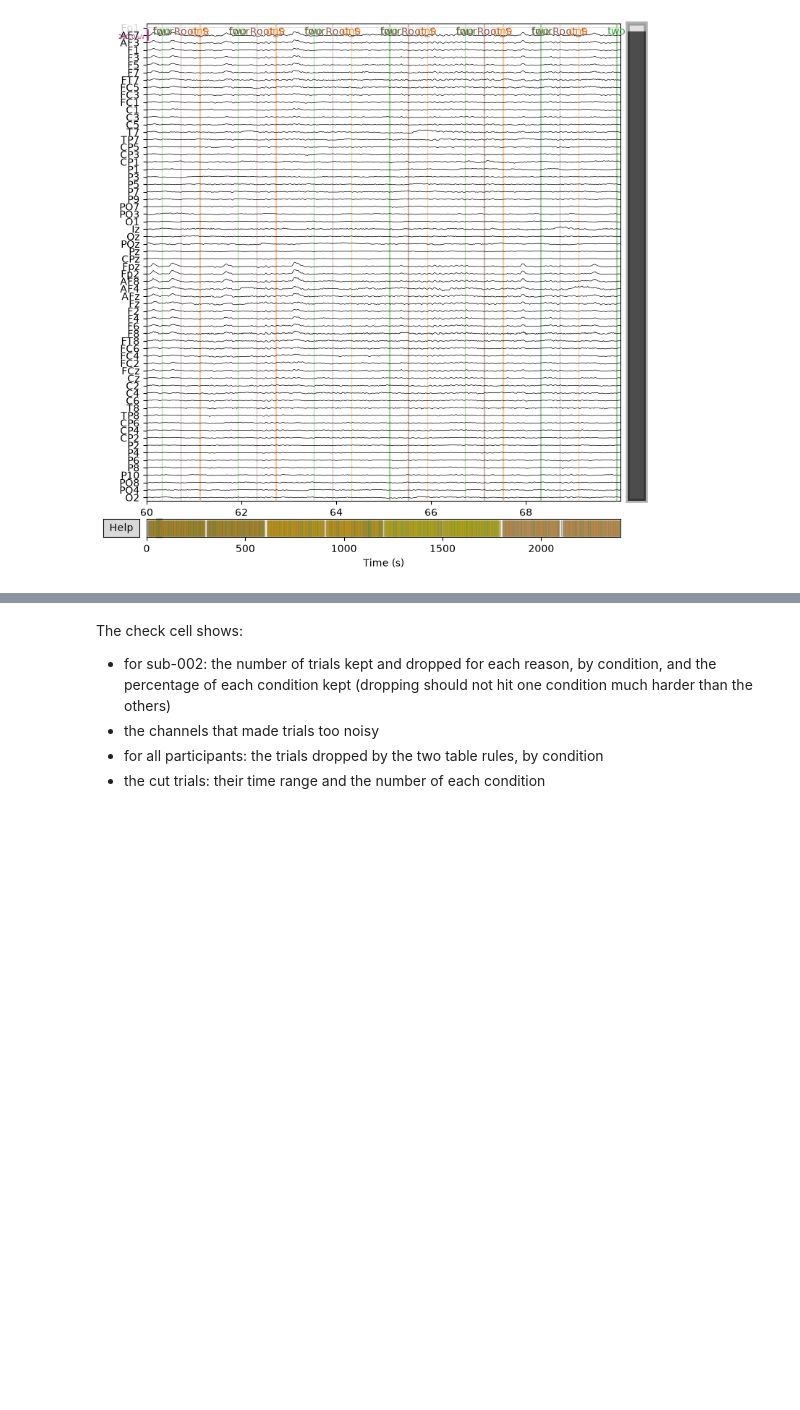
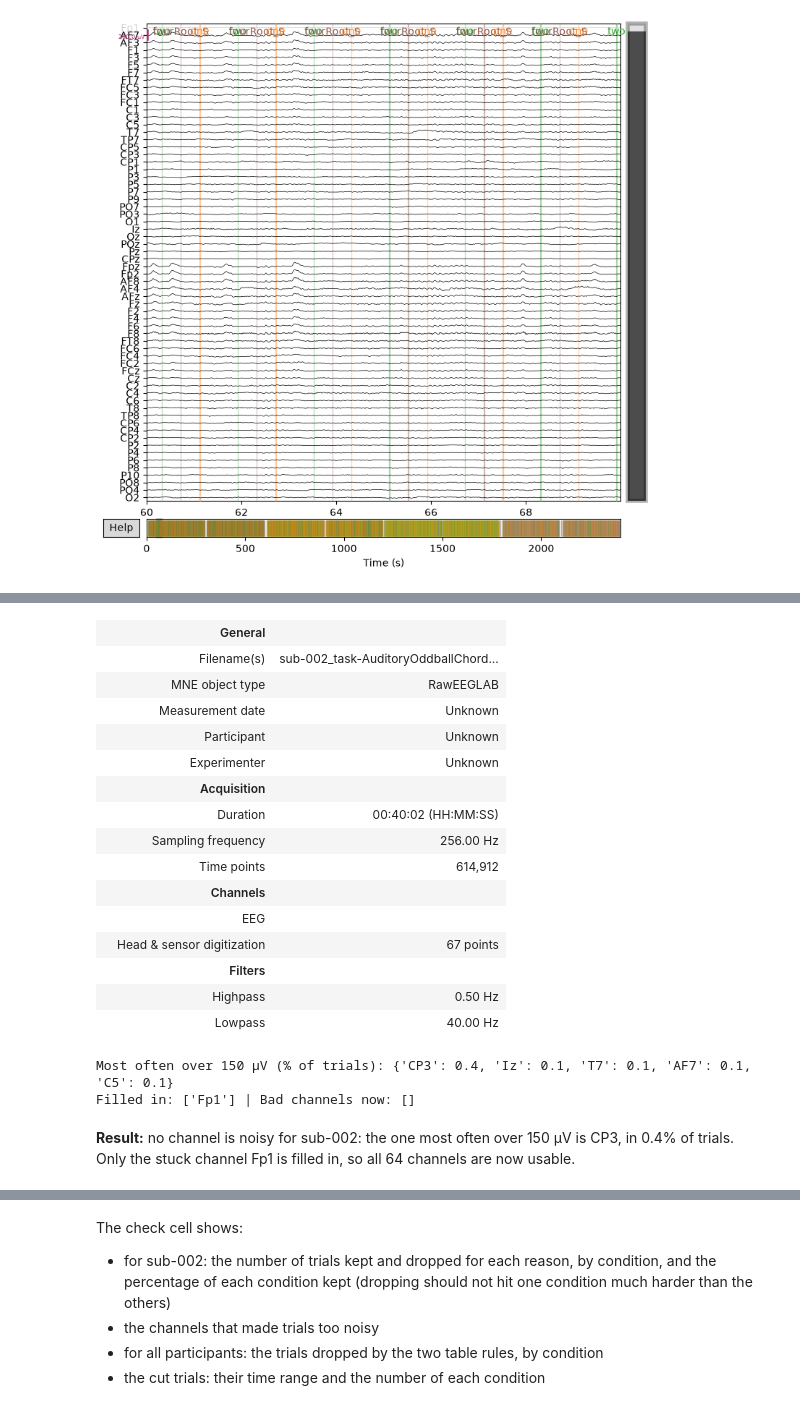
Before and after one commit to davisbone/Harmonic-EEG, a Jupyter notebook: MS2wranglingData.ipynb, the cells around one changed output, grey strips where cells are left out. Saved outputs shown, nothing was run; the diff lists cells and outputs as text; code cells hidden in the pictures; blank space fills up the shorter version.

```diff
--- a/MS2wranglingData.ipynb
+++ b/MS2wranglingData.ipynb
@@ -1264 +1329,49 @@ raw.plot(start=60, duration=10, n_channels=64, scalings=dict(eeg=100e-6));
+# %%
+# A number for each condition, and a function turning trial-table rows into MNE events
+# (sample number at 256 per second, 0, condition number)
+codes = {"standard": 1, "exemplar": 2, "function": 3}
+def trial_events(rows):
+    return np.c_[np.round(rows["onset_s"] * 256), np.zeros(len(rows)), rows["condition"].map(codes)].astype(int)
+
+# sub-002's recorded trials, cut from an average-referenced copy, good channels only
+recorded_trials = trials[(trials["participant"] == participant) & trials["recorded"]]
+test_epochs = mne.Epochs(raw.copy().set_eeg_reference("average"), trial_events(recorded_trials), codes,
+                         tmin=-0.1, tmax=0.4, baseline=(None, 0), preload=True).pick("eeg", exclude="bads")
+
+# Percentage of trials in which each channel swings by more than 150 µV
+swing = np.ptp(test_epochs.get_data(), axis=2)
+pct_over = pd.Series((swing > 150e-6).mean(axis=0) * 100, index=test_epochs.ch_names)
+
+# Noisy channels: over 150 µV in more than 10% of trials. Then fill in all bad channels from their neighbours
+raw.info["bads"] += list(pct_over.index[pct_over > 10])
+filled_in_channels = list(raw.info["bads"])
+raw.interpolate_bads()
+# %% [output]
+|  | General |  |
+|  | Filename(s) | sub-002_task-AuditoryOddballChord... |
+|  | MNE object type | RawEEGLAB |
+|  | Measurement date | Unknown |
+|  | Participant | Unknown |
+|  | Experimenter | Unknown |
+|  | Acquisition |  |
+|  | Duration | 00:40:02 (HH:MM:SS) |
+|  | Sampling frequency | 256.00 Hz |
+|  | Time points | 614,912 |
+|  | Channels |  |
+|  | EEG |  |
+|  | Head & sensor digitization | 67 points |
+|  | Filters |  |
+|  | Highpass | 0.50 Hz |
+|  | Lowpass | 40.00 Hz |
+# %%
+# Channels most often over 150 µV, as a percentage of trials
+print("Most often over 150 µV (% of trials):", pct_over.sort_values(ascending=False).head(5).round(1).to_dict())
+
+# Channels filled in, and the bad channels left afterwards
+print("Filled in:", filled_in_channels, "| Bad channels now:", raw.info["bads"])
+# %% [output]
+Most often over 150 µV (% of trials): {'CP3': 0.4, 'Iz': 0.1, 'T7': 0.1, 'AF7': 0.1, 'C5': 0.1}
+Filled in: ['Fp1'] | Bad channels now: []
+# %% [markdown]
+**Result:** no channel is noisy for sub-002: the one most often over 150 µV is CP3, in 0.4% of trials. Only the stuck channel Fp1 is filled in, so all 64 channels are now usable.
 # %% [markdown]
```
Also changed, not shown: parts of 26 cells of this notebook.
